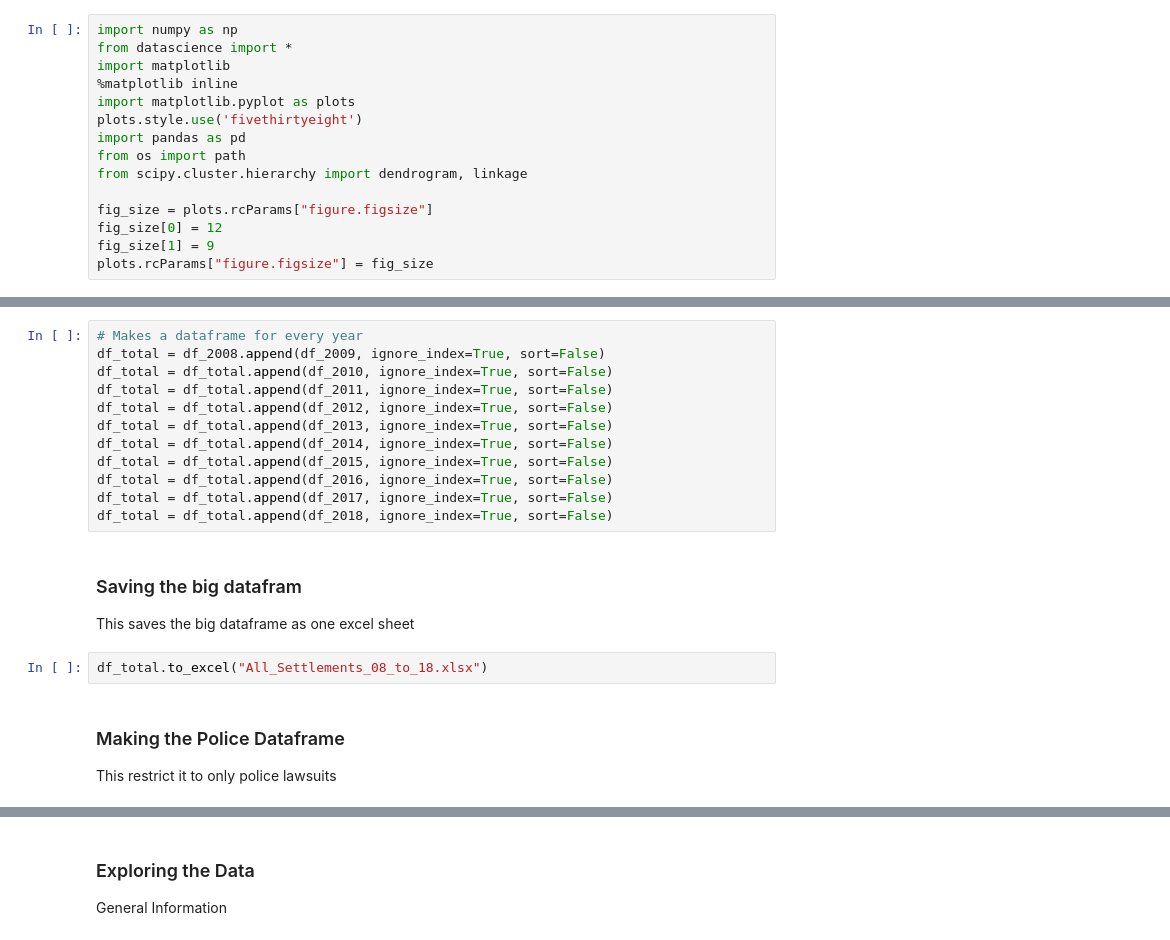
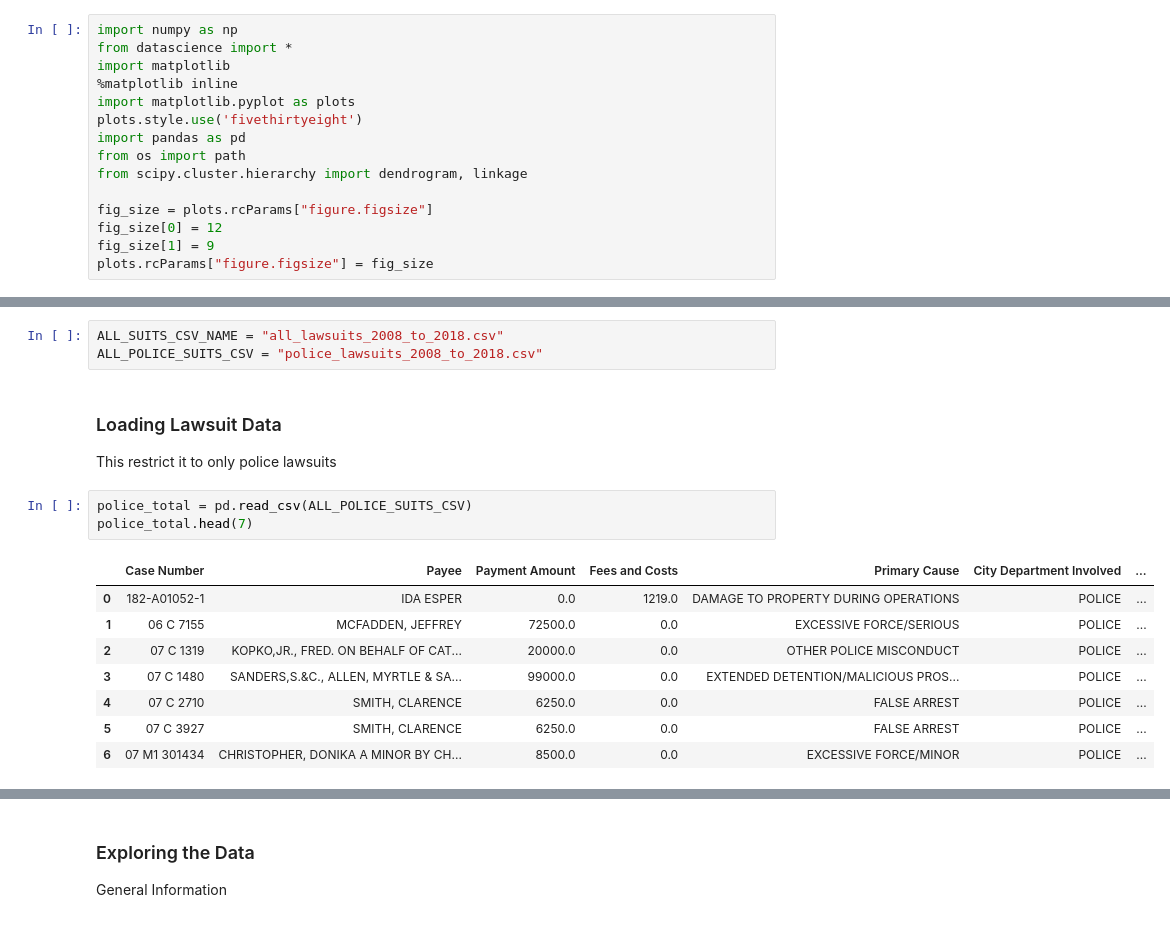
Before and after one commit to philipwosull/cpd_lawsuit_data, a Jupyter notebook: Law_Website_Data/Basic_website_data_viz.ipynb, the cells around one changed output, grey strips where cells are left out. Drawn from its saved outputs; the diff is of its cells as text.

```diff
--- a/Law_Website_Data/Basic_website_data_viz.ipynb
+++ b/Law_Website_Data/Basic_website_data_viz.ipynb
@@ -131,23 +16,20 @@ This appends all the datasets together and restricts it to police
-# %%
-# Makes a dataframe for every year
-df_total = df_2008.append(df_2009, ignore_index=True, sort=False)
-df_total = df_total.append(df_2010, ignore_index=True, sort=False)
-df_total = df_total.append(df_2011, ignore_index=True, sort=False)
-df_total = df_total.append(df_2012, ignore_index=True, sort=False)
-df_total = df_total.append(df_2013, ignore_index=True, sort=False)
-df_total = df_total.append(df_2014, ignore_index=True, sort=False)
-df_total = df_total.append(df_2015, ignore_index=True, sort=False)
-df_total = df_total.append(df_2016, ignore_index=True, sort=False)
-df_total = df_total.append(df_2017, ignore_index=True, sort=False)
-df_total = df_total.append(df_2018, ignore_index=True, sort=False)
-# %% [markdown]
-### Saving the big datafram
-
-This saves the big dataframe as one excel sheet
-# %%
-df_total.to_excel("All_Settlements_08_to_18.xlsx")
+# %%
+ALL_SUITS_CSV_NAME = "all_lawsuits_2008_to_2018.csv"
+ALL_POLICE_SUITS_CSV = "police_lawsuits_2008_to_2018.csv"
 # %% [markdown]
-### Making the Police Dataframe
+### Loading Lawsuit Data
 
 This restrict it to only police lawsuits
+# %%
+police_total = pd.read_csv(ALL_POLICE_SUITS_CSV)
+police_total.head(7)
+# %% [output]
+|  | Case Number | Payee | Payment Amount | Fees and Costs | Primary Cause | City Department Involved | ... |
+| 0 | 182-A01052-1 | IDA ESPER | 0.0 | 1219.0 | DAMAGE TO PROPERTY DURING OPERATIONS | POLICE | ... |
+| 1 | 06 C 7155 | MCFADDEN, JEFFREY | 72500.0 | 0.0 | EXCESSIVE FORCE/SERIOUS | POLICE | ... |
+| 2 | 07 C 1319 | KOPKO,JR., FRED. ON BEHALF OF CAT... | 20000.0 | 0.0 | OTHER POLICE MISCONDUCT | POLICE | ... |
+| 3 | 07 C 1480 | SANDERS,S.&C., ALLEN, MYRTLE & SA... | 99000.0 | 0.0 | EXTENDED DETENTION/MALICIOUS PROS... | POLICE | ... |
+| 4 | 07 C 2710 | SMITH, CLARENCE | 6250.0 | 0.0 | FALSE ARREST | POLICE | ... |
+| 5 | 07 C 3927 | SMITH, CLARENCE | 6250.0 | 0.0 | FALSE ARREST | POLICE | ... |
+| 6 | 07 M1 301434 | CHRISTOPHER, DONIKA A MINOR BY CH... | 8500.0 | 0.0 | EXCESSIVE FORCE/MINOR | POLICE | ... |
 # %%
```
Also changed, not shown: parts of 16 cells of this notebook.
